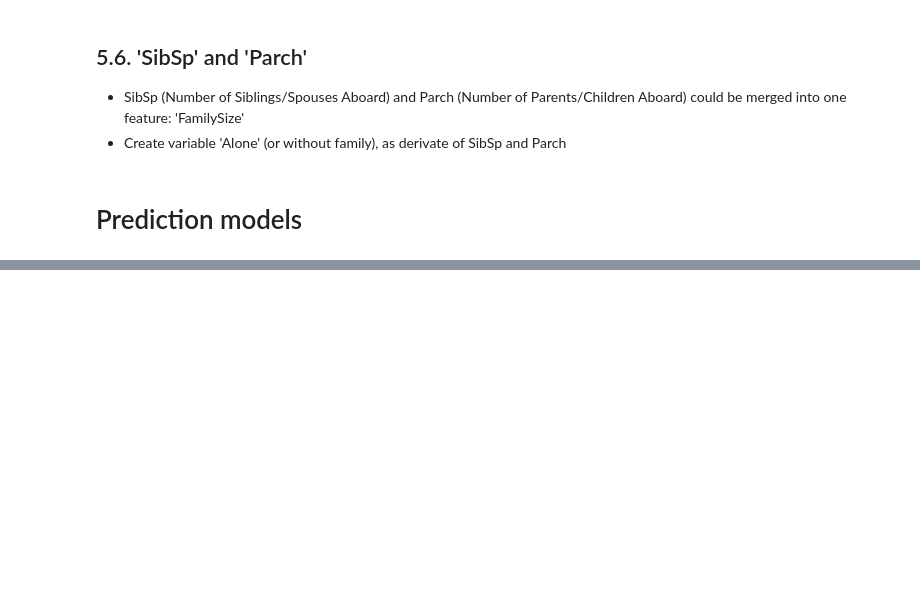
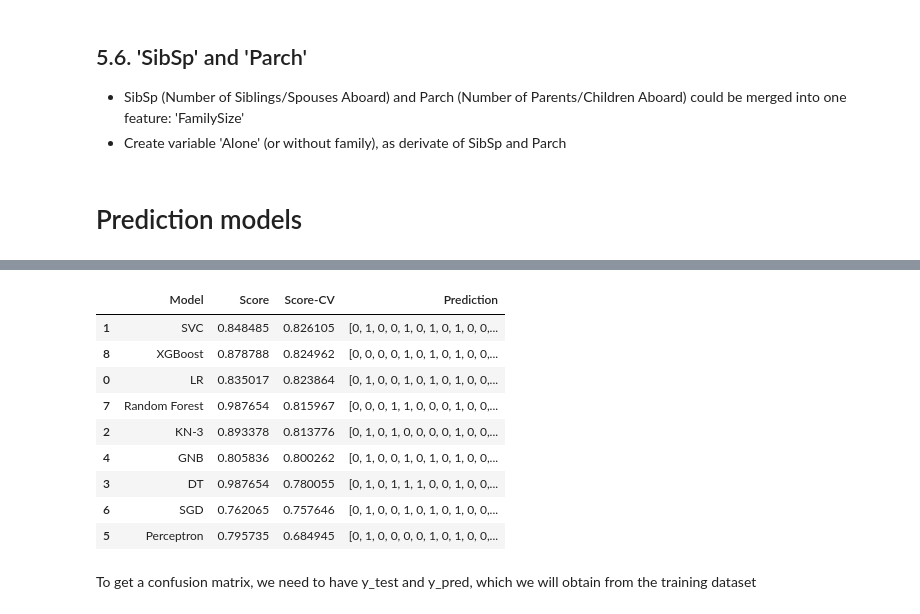
Before and after one commit to saldeal/Kaggle, a Jupyter notebook: titanic/Kaggle-Titanic_v2.ipynb, the cells around one changed output, grey strips where cells are left out. Drawn from its saved outputs; the diff is of its cells as text; code cells hidden in the pictures; blank space fills up the shorter version.

```diff
--- a/titanic/Kaggle-Titanic_v2.ipynb
+++ b/titanic/Kaggle-Titanic_v2.ipynb
@@ -611,0 +669,17 @@ class_names = ['Dead','Survived']
+# %%
+# Using test data to give a prediction
+#df_model_results = get_scores(model_list, X_train, y_train, X_test)
+df_model_results = get_scores(model_list, X_train_std, y_train, X_test_std)
+# %% [output]
+|  | Model | Score | Score-CV | Prediction |
+| 1 | SVC | 0.848485 | 0.826105 | [0, 1, 0, 0, 1, 0, 1, 0, 1, 0, 0,... |
+| 8 | XGBoost | 0.878788 | 0.824962 | [0, 0, 0, 0, 1, 0, 1, 0, 1, 0, 0,... |
+| 0 | LR | 0.835017 | 0.823864 | [0, 1, 0, 0, 1, 0, 1, 0, 1, 0, 0,... |
+| 7 | Random Forest | 0.987654 | 0.815967 | [0, 0, 0, 1, 1, 0, 0, 0, 1, 0, 0,... |
+| 2 | KN-3 | 0.893378 | 0.813776 | [0, 1, 0, 1, 0, 0, 0, 0, 1, 0, 0,... |
+| 4 | GNB | 0.805836 | 0.800262 | [0, 1, 0, 0, 1, 0, 1, 0, 1, 0, 0,... |
+| 3 | DT | 0.987654 | 0.780055 | [0, 1, 0, 1, 1, 1, 0, 0, 1, 0, 0,... |
+| 6 | SGD | 0.762065 | 0.757646 | [0, 1, 0, 0, 1, 0, 1, 0, 1, 0, 0,... |
+| 5 | Perceptron | 0.795735 | 0.684945 | [0, 1, 0, 0, 0, 0, 1, 0, 1, 0, 0,... |
+# %% [markdown]
+To get a confusion matrix, we need to have y_test and y_pred, which we will obtain from the training dataset
```
Also changed, not shown: parts of 30 cells of this notebook.
